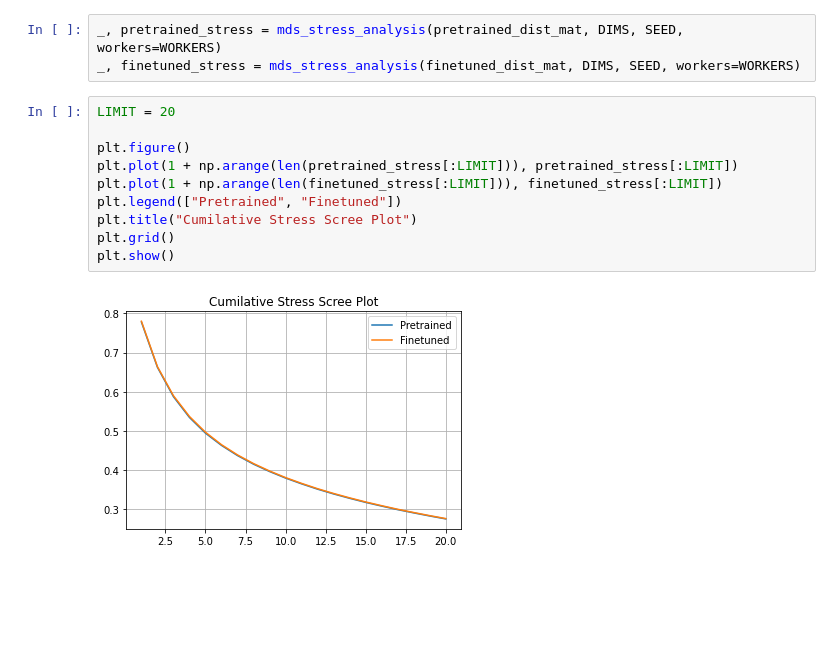
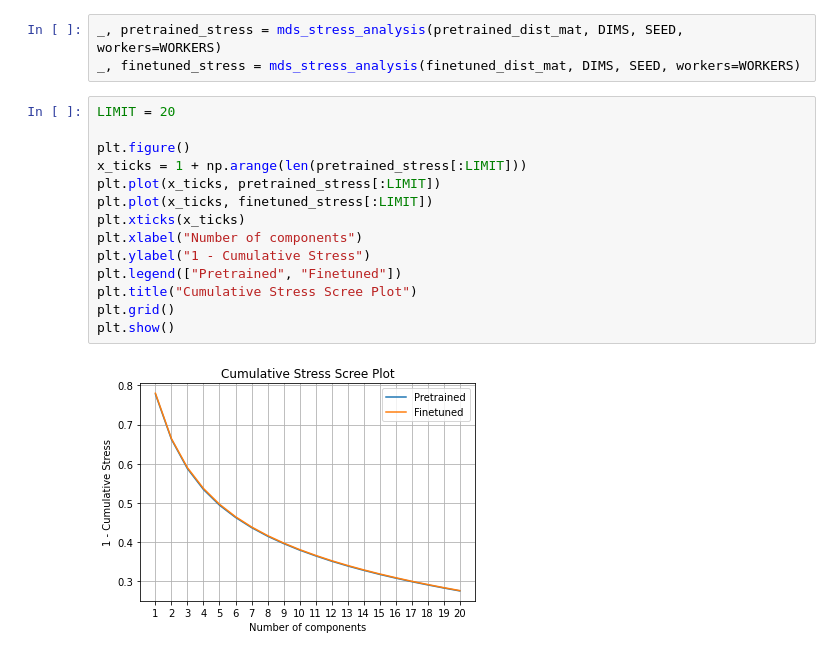
Before and after one commit to DLii-Research/setbert, a Jupyter notebook: notebooks/DNA Embedding Analysis.ipynb, the cells around one changed output. Saved outputs shown, nothing was run; the diff lists cells and outputs as text; blank space fills up the shorter version.

Commit message:
Adjust screet plot in embedding analysis notebook

```diff
--- a/notebooks/DNA Embedding Analysis.ipynb
+++ b/notebooks/DNA Embedding Analysis.ipynb
@@ -228,12 +228,16 @@ _, finetuned_stress = mds_stress_analysis(finetuned_dist_mat, DIMS, SEED, worker
 # %%
 LIMIT = 20
 
 plt.figure()
-plt.plot(1 + np.arange(len(pretrained_stress[:LIMIT])), pretrained_stress[:LIMIT])
-plt.plot(1 + np.arange(len(finetuned_stress[:LIMIT])), finetuned_stress[:LIMIT])
+x_ticks = 1 + np.arange(len(pretrained_stress[:LIMIT]))
+plt.plot(x_ticks, pretrained_stress[:LIMIT])
+plt.plot(x_ticks, finetuned_stress[:LIMIT])
+plt.xticks(x_ticks)
+plt.xlabel("Number of components")
+plt.ylabel("1 - Cumulative Stress")
 plt.legend(["Pretrained", "Finetuned"])
-plt.title("Cumilative Stress Scree Plot")
+plt.title("Cumulative Stress Scree Plot")
 plt.grid()
 plt.show()
 # %% [output]
-[figure, old version]
+[figure, new version]
```
